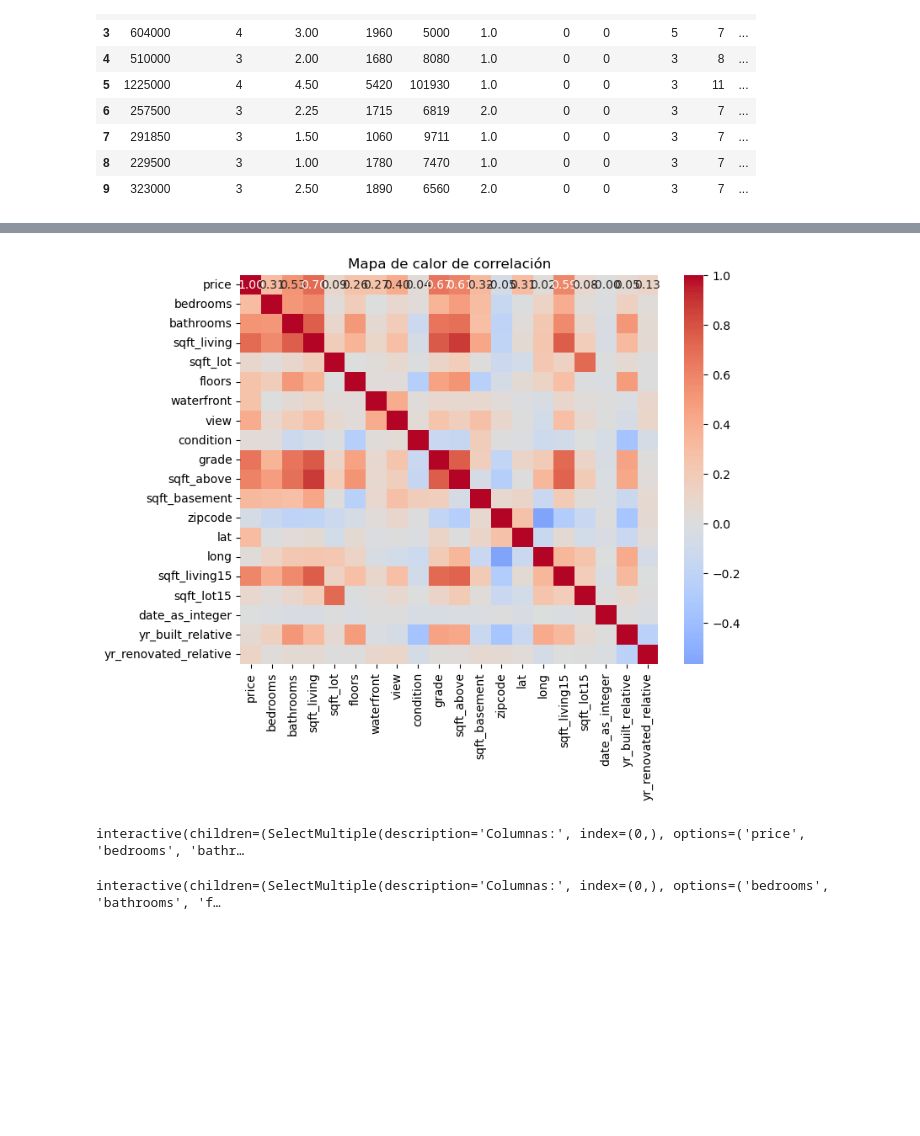
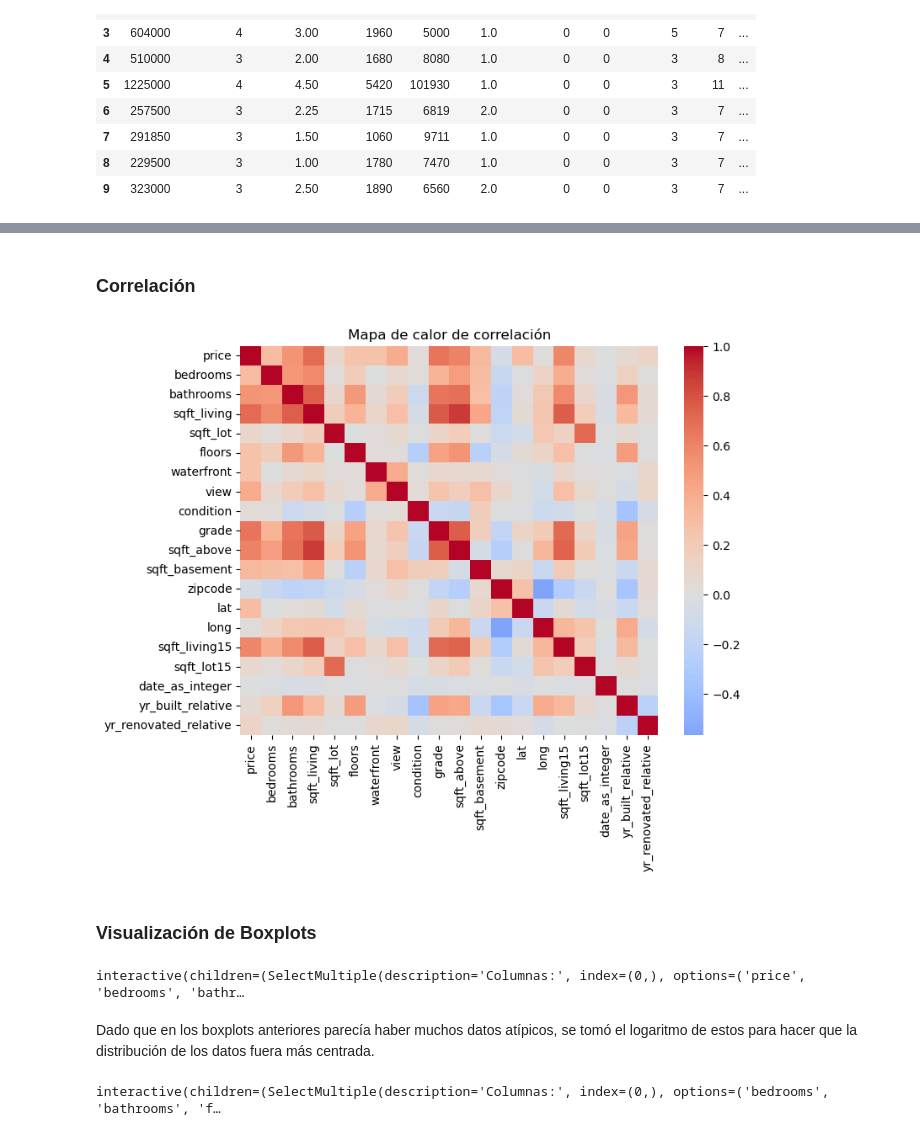
Before and after one commit to Daniel-ca-re/Reto_Proteccion, a Jupyter notebook: main.ipynb, the cells around one changed output, grey strips where cells are left out. Drawn from its saved outputs; the diff is of its cells as text; code cells hidden in the pictures; blank space fills up the shorter version.

```diff
--- a/main.ipynb
+++ b/main.ipynb
@@ -124,0 +180,35 @@ import numpy as np
+# %%
+
+# Supongamos que tu dataframe se llama data
+
+# Seleccionar las columnas numéricas
+num_col = data.select_dtypes(include=['float64', 'int64']).columns
+num_vars = len(num_col)
+
+# Calcular el número de filas y columnas para los subplots
+n_cols = 4  # Número de columnas deseadas
+n_rows = int(np.ceil(num_vars / n_cols))  # Número de filas necesarias
+
+# Crear subplots con el número adecuado de filas y columnas
+fig, ax = plt.subplots(n_rows, n_cols, figsize=(20, 5 * n_rows))
+ax = ax.flat  # Aplanar los ejes para poder iterar sobre ellos
+
+# Iterar sobre las columnas numéricas y crear un histograma para cada una
+for i, col in enumerate(num_col):
+    sns.histplot(data=data, x=col, kde=True,
+                 color=(list(plt.rcParams['axes.prop_cycle']) * 7)[i]['color'],
+                 ax=ax[i], bins=30)  # Ajustar el número de bins
+    min_val = data[col].min()
+    max_val = data[col].max()
+    ax[i].set_xlim(min_val, max_val)  # Ajustar los límites del eje x
+    ax[i].set_title(col)
+
+# Eliminar los subplots sobrantes si los hay
+for j in range(num_vars, len(ax)):
+    fig.delaxes(ax[j])
+
+# Ajustar el diseño de la figura
+fig.tight_layout()
+fig.subplots_adjust(top=0.9)
+fig.suptitle('Distribución de Variables Numéricas')
+plt.show()
@@ -125,9 +217,13 @@ import numpy as np
+# %% [markdown]
+### Correlación
 # %%
-# Crear un heatmap de la matriz de correlación
+# Calcular la correlación
 correlacion = data.corr()
+
+# Crear el mapa de calor
 plt.figure(figsize=(8, 6))
-sns.heatmap(correlacion, annot=True, fmt=".2f", cmap='coolwarm', center=0)
+sns.heatmap(correlacion, annot=False, fmt=".2f", cmap='coolwarm', center=0)
 plt.title('Mapa de calor de correlación')
 plt.show()
 # %% [output]
-[figure, old version]
+[figure, new version]
@@ -174,7 +230,11 @@ def crear_boxplot_interactivo(df):
+# %% [markdown]
+### Visualización de Boxplots
 # %%
 crear_boxplot_interactivo(data)
 # %% [output]
 interactive(children=(SelectMultiple(description='Columnas:', index=(0,), options=('price', 'bedrooms', 'bathr…
+# %% [markdown]
+Dado que en los boxplots anteriores parecía haber muchos datos atípicos, se tomó el logaritmo de estos para hacer que la distribución de los datos fuera más centrada.
 # %%
 data_log=data.copy()
 data_log['price_log'] = np.log(data['price'] + 1)
```
Also changed, not shown: parts of 38 cells of this notebook, 1 other file.
